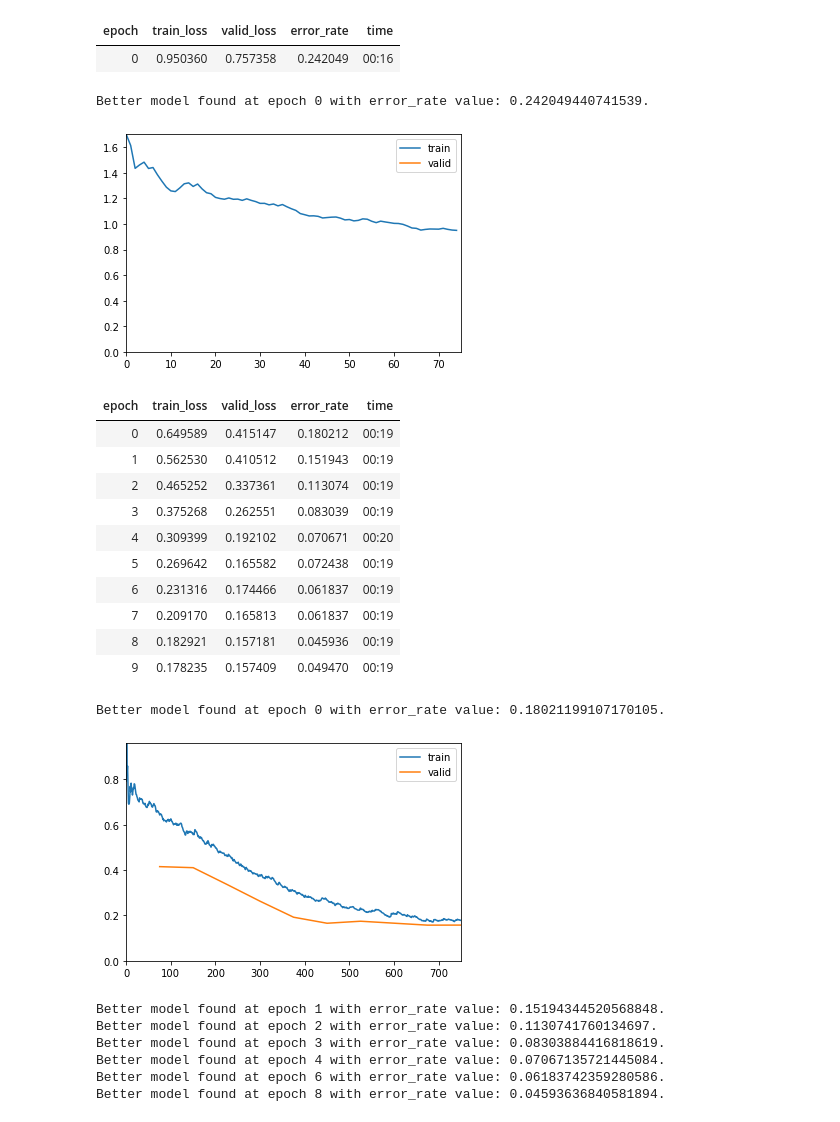
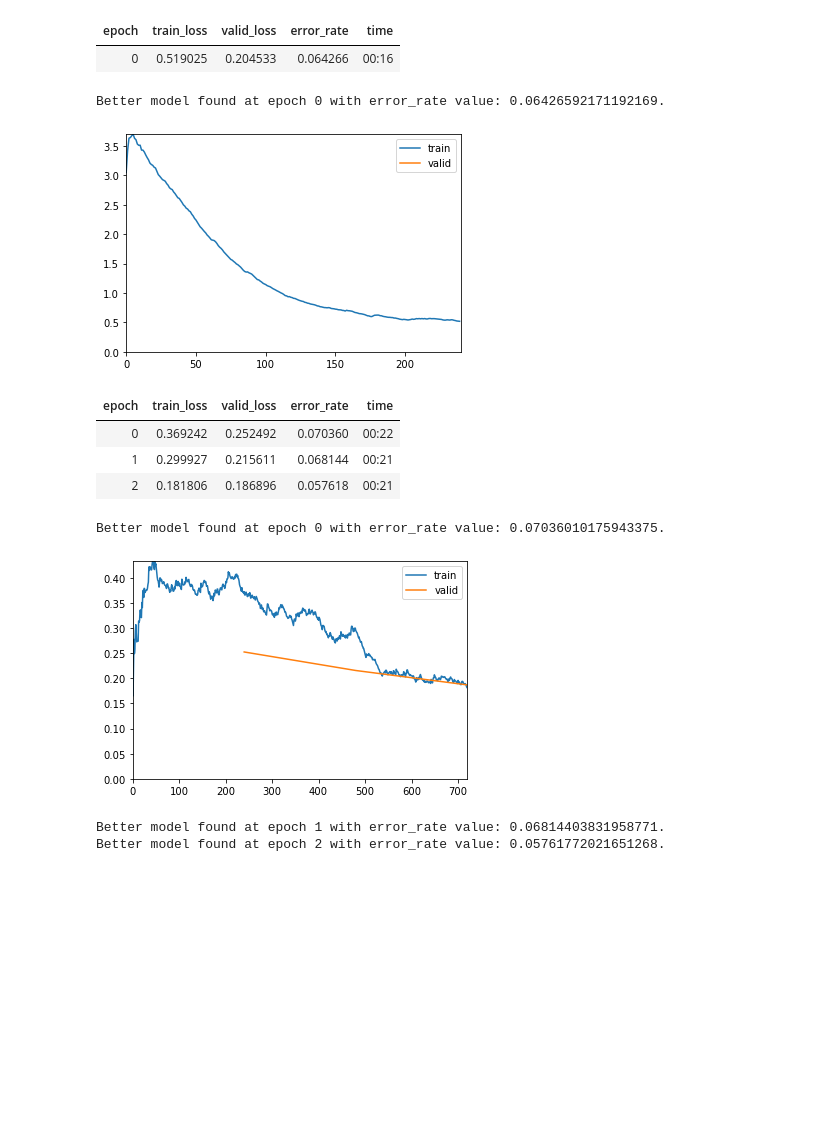
Before and after one commit to DPIRD-DMA/blog, a Jupyter notebook: notebooks/Image Classification.ipynb, the cells around one changed output. Cells and saved outputs as stored; diff of their text form; code cells hidden in the pictures; blank space fills up the shorter version.

```diff
--- a/notebooks/Image Classification.ipynb
+++ b/notebooks/Image Classification.ipynb
@@ -2,4 +2,4 @@
 from fastai.vision.all import *
 # %%
 # path to folder with subfolders of each image class
-path = '/mnt/2TB Working 2/Projects/Ranglands ML/Vector data/Training vector data/Inside study area/roads model small'
+path = Path('/home/nick/Downloads/imagewoof2-320/train')
@@ -7,9 +24,10 @@ path = '/mnt/2TB Working 2/Projects/Ranglands ML/Vector data/Training vector dat
 # this is the number of images on your GPU at once, lower it if you are getting CUDA memory erros
 batch_size = 30
 # idealy this would be the native size of your imagey, however if you are getting CUDA memory erros try lowering it
-img_size = 500
+img_size = 320
 # %%
 # setup trasnforms
 item_tfms = [Resize(img_size)]
 batch_tfms = [Normalize.from_stats(*imagenet_stats),
-            *aug_transforms(size=img_size, flip_vert=True,max_rotate=90.0,max_lighting=0.1,max_warp=0)]
+            *aug_transforms(size=img_size)]
+# https://docs.fast.ai/vision.augment.html#aug_transforms
@@ -32,33 +54,22 @@ np.savetxt(path+"/classes.csv", np.array(data.vocab), fmt='%s')
 # setup a fastai learner
 learn = cnn_learner(data, resnet18, metrics=error_rate).to_fp16()
 # %%
-# train your model
-learn.fine_tune(10,cbs = [ShowGraphCallback(),
+# train your model, it should take 1-5m mins depending on your hardware, expected error is 5-7%
+learn.fine_tune(3,cbs = [ShowGraphCallback(),
                          SaveModelCallback(monitor='error_rate',with_opt=True, fname='quick_model')])
 # %% [output]
 | epoch | train_loss | valid_loss | error_rate | time |
-| 0 | 0.950360 | 0.757358 | 0.242049 | 00:16 |
+| 0 | 0.519025 | 0.204533 | 0.064266 | 00:16 |
-Better model found at epoch 0 with error_rate value: 0.242049440741539.
+Better model found at epoch 0 with error_rate value: 0.06426592171192169.
-[figure, old version]
+[figure, new version]
 | epoch | train_loss | valid_loss | error_rate | time |
-| 0 | 0.649589 | 0.415147 | 0.180212 | 00:19 |
-| 1 | 0.562530 | 0.410512 | 0.151943 | 00:19 |
-| 2 | 0.465252 | 0.337361 | 0.113074 | 00:19 |
-| 3 | 0.375268 | 0.262551 | 0.083039 | 00:19 |
-| 4 | 0.309399 | 0.192102 | 0.070671 | 00:20 |
-| 5 | 0.269642 | 0.165582 | 0.072438 | 00:19 |
-| 6 | 0.231316 | 0.174466 | 0.061837 | 00:19 |
-| 7 | 0.209170 | 0.165813 | 0.061837 | 00:19 |
-| 8 | 0.182921 | 0.157181 | 0.045936 | 00:19 |
-| 9 | 0.178235 | 0.157409 | 0.049470 | 00:19 |
+| 0 | 0.369242 | 0.252492 | 0.070360 | 00:22 |
+| 1 | 0.299927 | 0.215611 | 0.068144 | 00:21 |
+| 2 | 0.181806 | 0.186896 | 0.057618 | 00:21 |
-Better model found at epoch 0 with error_rate value: 0.18021199107170105.
+Better model found at epoch 0 with error_rate value: 0.07036010175943375.
-[figure, old version]
+[figure, new version]
-Better model found at epoch 1 with error_rate value: 0.15194344520568848.
-Better model found at epoch 2 with error_rate value: 0.1130741760134697.
-Better model found at epoch 3 with error_rate value: 0.08303884416818619.
-Better model found at epoch 4 with error_rate value: 0.07067135721445084.
-Better model found at epoch 6 with error_rate value: 0.06183742359280586.
-Better model found at epoch 8 with error_rate value: 0.04593636840581894.
+Better model found at epoch 1 with error_rate value: 0.06814403831958771.
+Better model found at epoch 2 with error_rate value: 0.05761772021651268.
 # %%
 # reload the best model
 learn.load('quick_model')
```
Also changed, not shown: parts of 8 cells of this notebook.
